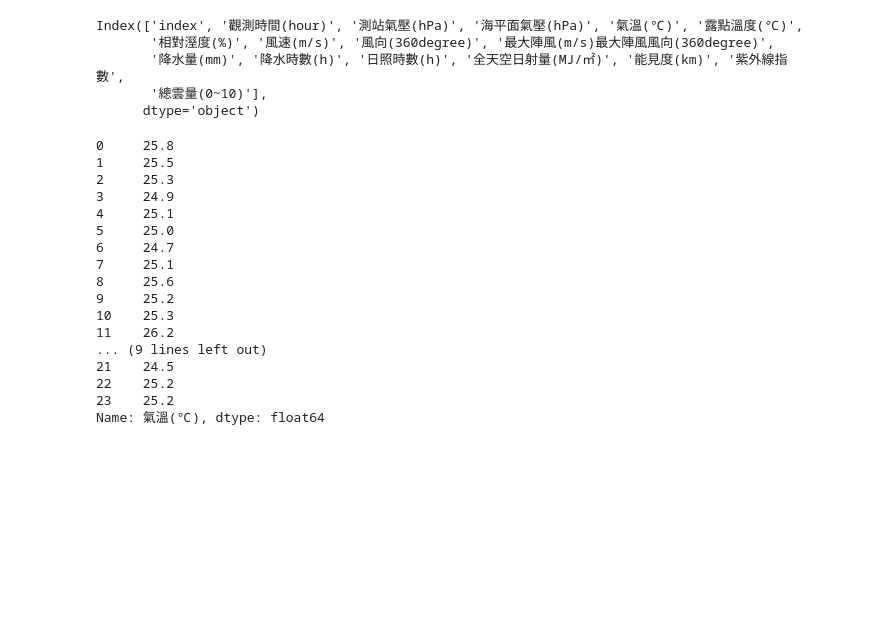
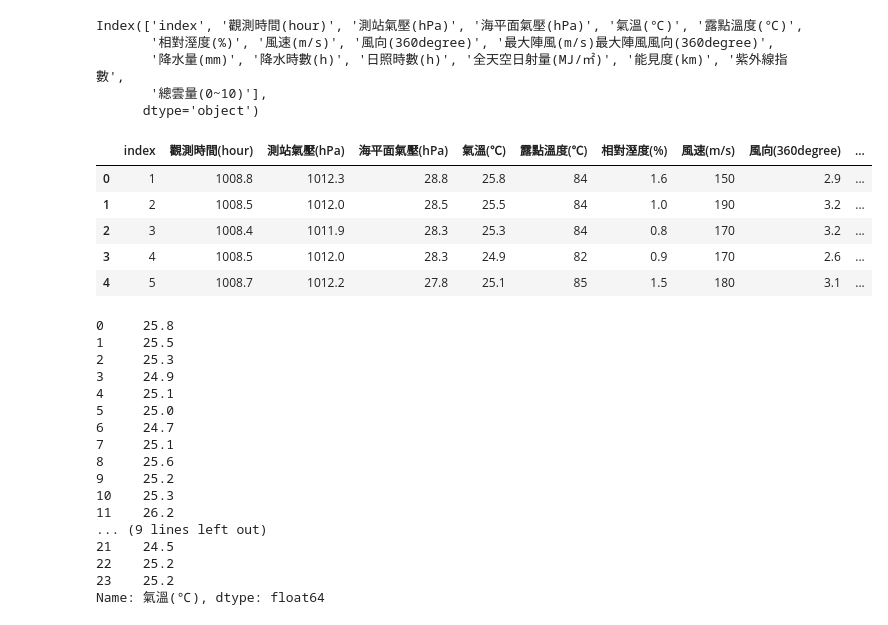
Before and after one commit to xiaosean/toy_example, a Jupyter notebook: day9_pandas_load_table.ipynb, the cells around one changed output. Cells and saved outputs as stored; diff of their text form; code cells hidden in the pictures; blank space fills up the shorter version.

```diff
--- a/day9_pandas_load_table.ipynb
+++ b/day9_pandas_load_table.ipynb
@@ -91,6 +91,15 @@ Index(['index', '觀測時間(hour)', '測站氣壓(hPa)', '海平面氣壓(hPa)
        '降水量(mm)', '降水時數(h)', '日照時數(h)', '全天空日射量(MJ/㎡)', '能見度(km)', '紫外線指數',
        '總雲量(0~10)'],
       dtype='object')
+# %%
+df.head()
+# %% [output]
+|  | index | 觀測時間(hour) | 測站氣壓(hPa) | 海平面氣壓(hPa) | 氣溫(℃) | 露點溫度(℃) | 相對溼度(%) | 風速(m/s) | 風向(360degree) | ... |
+| 0 | 1 | 1008.8 | 1012.3 | 28.8 | 25.8 | 84 | 1.6 | 150 | 2.9 | ... |
+| 1 | 2 | 1008.5 | 1012.0 | 28.5 | 25.5 | 84 | 1.0 | 190 | 3.2 | ... |
+| 2 | 3 | 1008.4 | 1011.9 | 28.3 | 25.3 | 84 | 0.8 | 170 | 3.2 | ... |
+| 3 | 4 | 1008.5 | 1012.0 | 28.3 | 24.9 | 82 | 0.9 | 170 | 2.6 | ... |
+| 4 | 5 | 1008.7 | 1012.2 | 27.8 | 25.1 | 85 | 1.5 | 180 | 3.1 | ... |
 # %%
 df["氣溫(℃)"]
 # %% [output]
```
Also changed, not shown: 3 other files.
